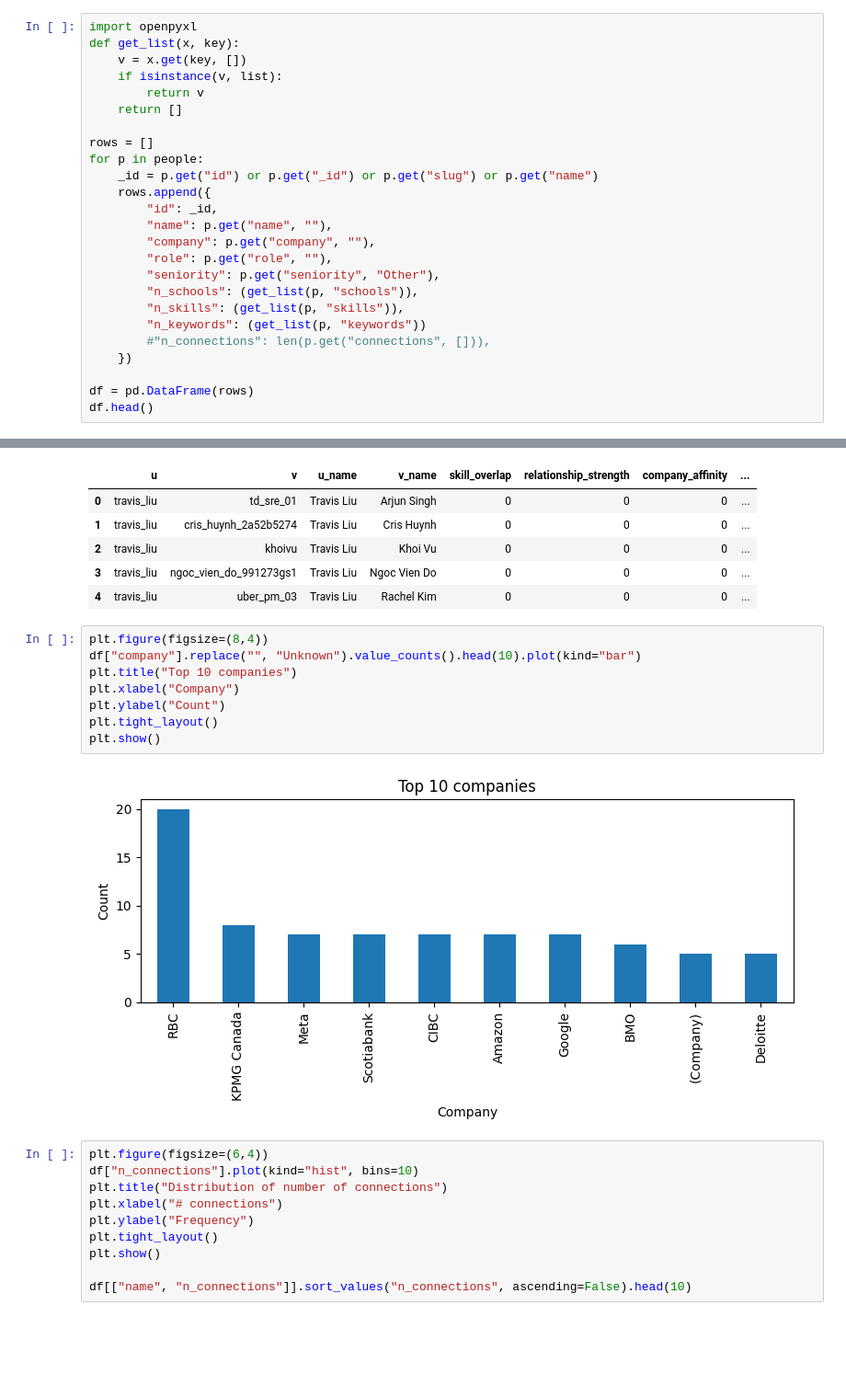
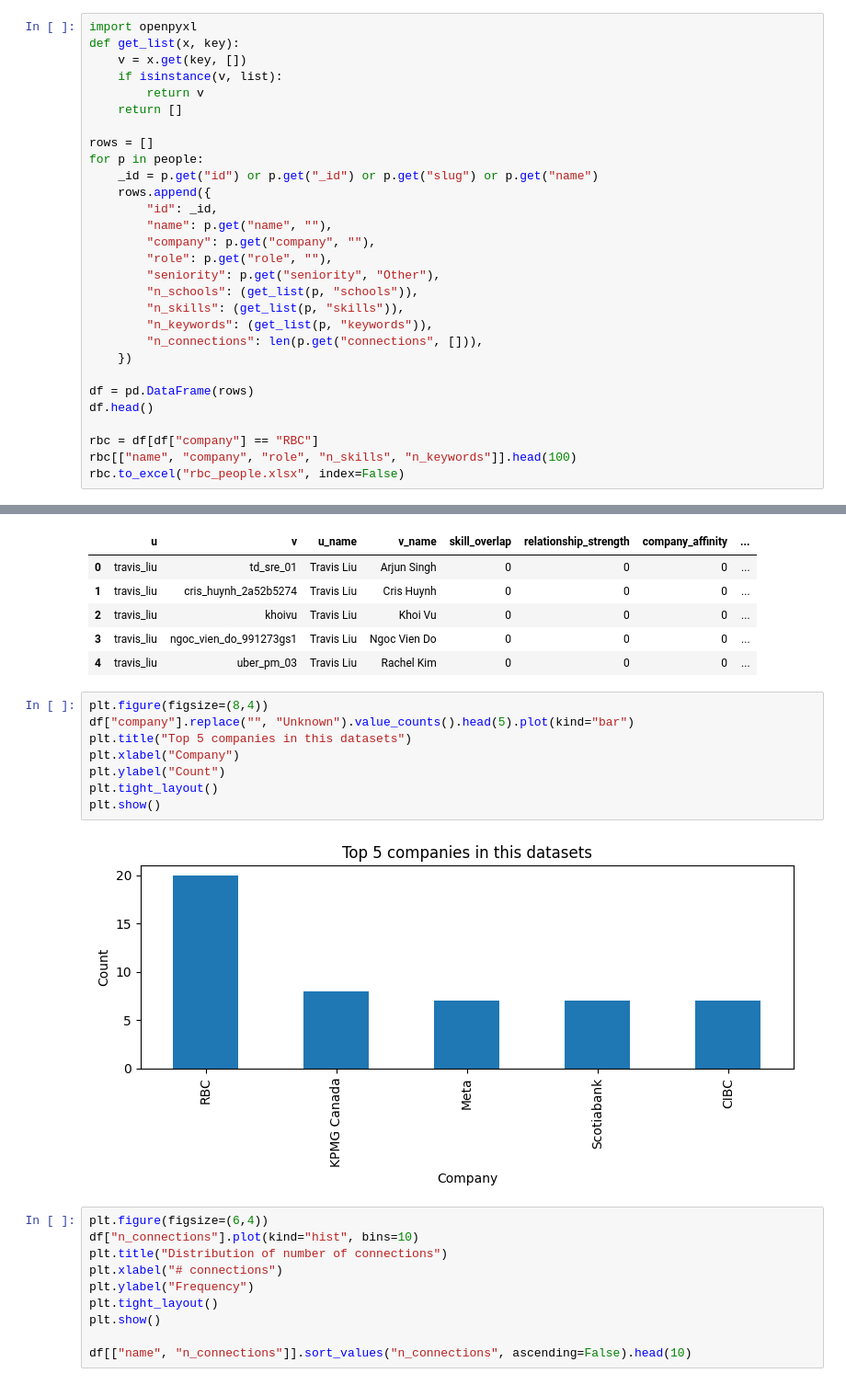
Before and after one commit to CrisH2307/6ixPathConnection, a Jupyter notebook: service/notebooks/visualization.ipynb, the cells around one changed output, grey strips where cells are left out. Shown at 92% size. Saved outputs shown, nothing was run; the diff lists cells and outputs as text; blank space fills up the shorter version.

```diff
--- a/service/notebooks/visualization.ipynb
+++ b/service/notebooks/visualization.ipynb
@@ -50,9 +50,13 @@ for p in people:
         "seniority": p.get("seniority", "Other"),
         "n_schools": (get_list(p, "schools")),
         "n_skills": (get_list(p, "skills")),
-        "n_keywords": (get_list(p, "keywords"))
-        #"n_connections": len(p.get("connections", [])),
+        "n_keywords": (get_list(p, "keywords")),
+        "n_connections": len(p.get("connections", [])),
     })
 
 df = pd.DataFrame(rows)
 df.head()
+
+rbc = df[df["company"] == "RBC"]
+rbc[["name", "company", "role", "n_skills", "n_keywords"]].head(100)
+rbc.to_excel("rbc_people.xlsx", index=False)
@@ -112,14 +126,14 @@ edges_df.head()
 | 4 | travis_liu | uber_pm_03 | Travis Liu | Rachel Kim | 0 | 0 | 0 | ... |
 # %%
 plt.figure(figsize=(8,4))
-df["company"].replace("", "Unknown").value_counts().head(10).plot(kind="bar")
-plt.title("Top 10 companies")
+df["company"].replace("", "Unknown").value_counts().head(5).plot(kind="bar")
+plt.title("Top 5 companies in this datasets")
 plt.xlabel("Company")
 plt.ylabel("Count")
 plt.tight_layout()
 plt.show()
 # %% [output]
-[figure, old version]
+[figure, new version]
 # %%
 plt.figure(figsize=(6,4))
 df["n_connections"].plot(kind="hist", bins=10)
```
Also changed, not shown: parts of 9 cells of this notebook.
